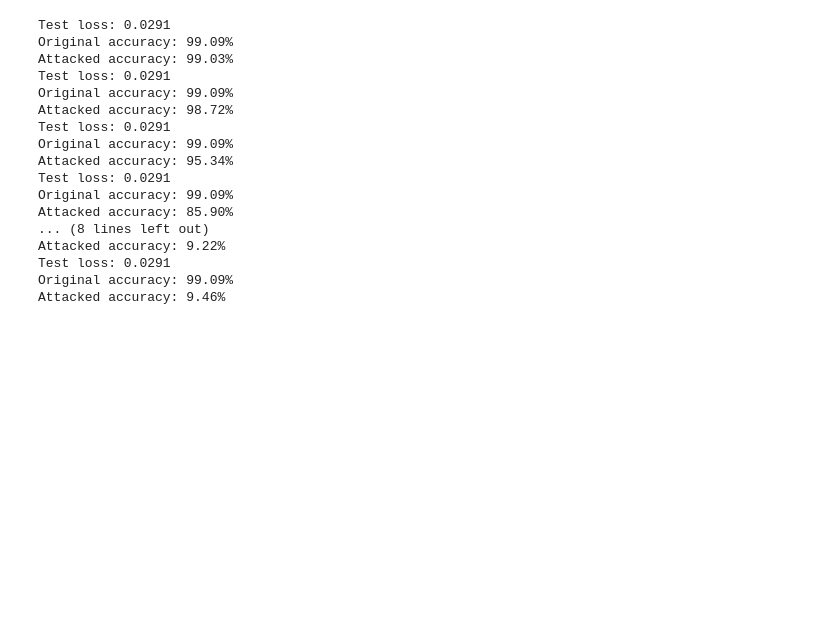
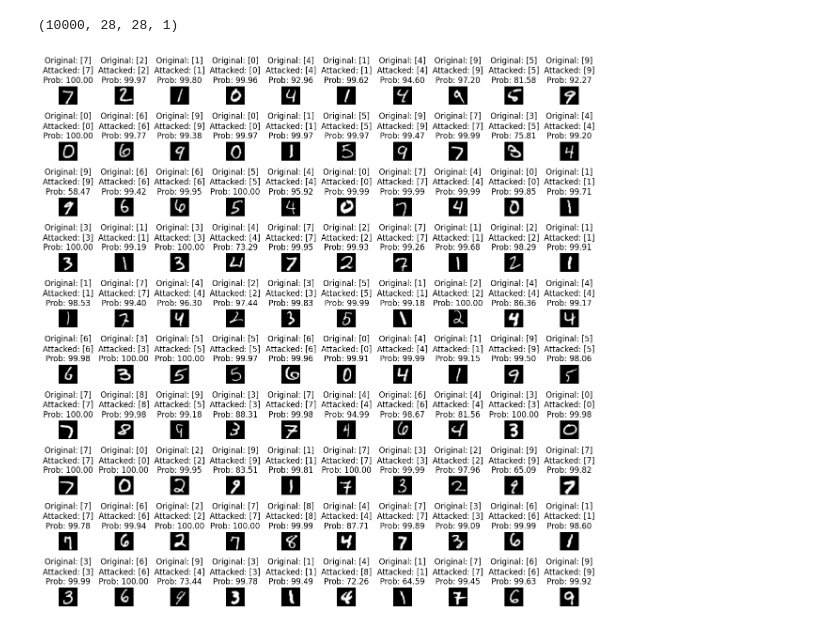
Before and after one commit to Sugandh-Mishra/attacks, a Jupyter notebook: myfgsm.ipynb, the cells around one changed output. Drawn from its saved outputs; the diff is of its cells as text; code cells hidden in the pictures; blank space fills up the shorter version.

```diff
--- a/myfgsm.ipynb
+++ b/myfgsm.ipynb
@@ -26,7 +26,7 @@ def train_model():
                   loss='sparse_categorical_crossentropy',
                   metrics=['accuracy'])
 
-    model.fit(train_images, train_labels, epochs=5, validation_data=(test_images, test_labels))
+    model.fit(train_images, train_labels, epochs=2, validation_data=(test_images, test_labels))
 
     return model,test_images,test_labels
 # %%
@@ -128,27 +179,13 @@ Epoch 5/5
+# %%
+print(test_images.shape)
+# %% [output]
+(10000, 28, 28, 1)
 # %%
-# Test the model with epsilon
-epsilon = [0.001,0.01,0.05,0.1,0.2,0.4,0.5,0.6]
-for i in epsilon:
-  test_loss, accuracy_original, accuracy_attacked, original_images, attacked_images = test(model, test_images, test_labels, i)
-  # Print the results
-  print(f"Test loss: {test_loss:.4f}")
-  print(f"Original accuracy: {accuracy_original:.2f}%")
-  print(f"Attacked accuracy: {accuracy_attacked:.2f}%")
+# # Test the model with epsilon
+# epsilon = [0.001,0.01,0.05,0.1,0.2,0.4,0.5,0.6]
+# for i in epsilon:
+#   test_loss, accuracy_original, accuracy_attacked, original_images, attacked_images,output_original,output_attacked,probabilities_original, probabilities_attacked = test(model, test_images, test_labels, i)
+#   # Print the results
+#   print(f"Test loss: {test_loss:.4f}")
+#   print(f"Original accuracy: {accuracy_original:.2f}%")
+#   print(f"Attacked accuracy: {accuracy_attacked:.2f}%")
-# %% [output]
-Test loss: 0.0291
-Original accuracy: 99.09%
-Attacked accuracy: 99.03%
-Test loss: 0.0291
-Original accuracy: 99.09%
-Attacked accuracy: 98.72%
-Test loss: 0.0291
-Original accuracy: 99.09%
-Attacked accuracy: 95.34%
-Test loss: 0.0291
-Original accuracy: 99.09%
-Attacked accuracy: 85.90%
-... (8 lines left out)
-Attacked accuracy: 9.22%
-Test loss: 0.0291
-Original accuracy: 99.09%
-Attacked accuracy: 9.46%
@@ -154,0 +249,26 @@ Attacked accuracy: 9.46%
+# %%
+test_loss, accuracy_original, accuracy_attacked, original_images, attacked_images,original_labels, attacked_labels, probabilities_attacked = test(model, test_images, test_labels, 0.05)
+# %%
+import numpy as np
+
+def visualize_fgsm_attack(original_images, attacked_images, original_labels, attacked_labels, probs):
+    num_images = len(original_images)
+    num_rows = 10
+    num_cols = 10
+    fig, axes = plt.subplots(num_rows, num_cols, figsize=(12, 12))
+
+    for i in range(num_rows):
+        for j in range(num_cols):
+            index = i * num_cols + j
+            if index < num_images:
+                axes[i][j].imshow(original_images[index].reshape(28, 28), cmap='gray')
+                axes[i][j].axis('off')
+                axes[i][j].set_title(f'Original: {original_labels[index]}\nAttacked: {attacked_labels[index]}\nProb: {np.max(np.round(probs[index]*100, 2)):.2f}')
+            else:
+                axes[i][j].axis('off')
+    plt.tight_layout()
+    plt.show()
+
+visualize_fgsm_attack(original_images, attacked_images, original_labels, attacked_labels, probabilities_attacked)
+# %% [output]
+[figure, added]
```
Also changed, not shown: parts of 4 cells of this notebook.
